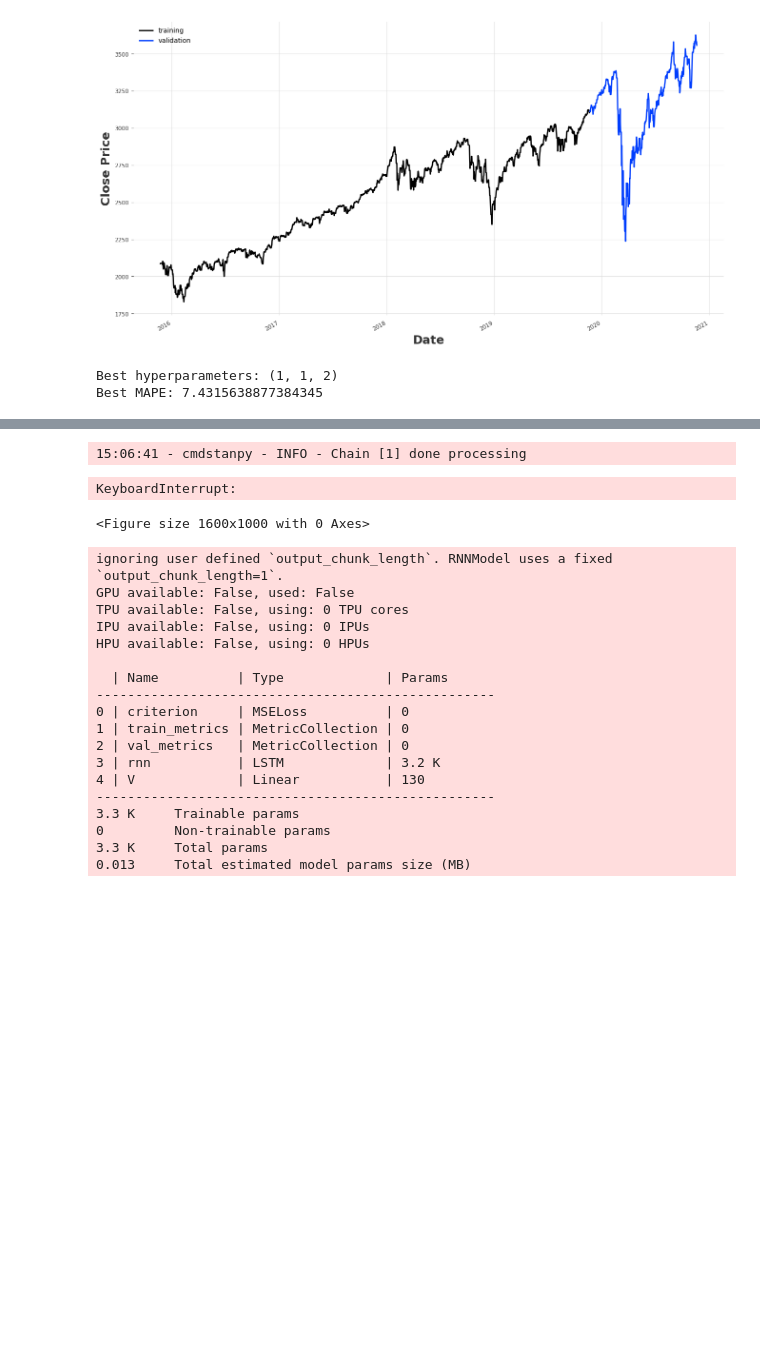
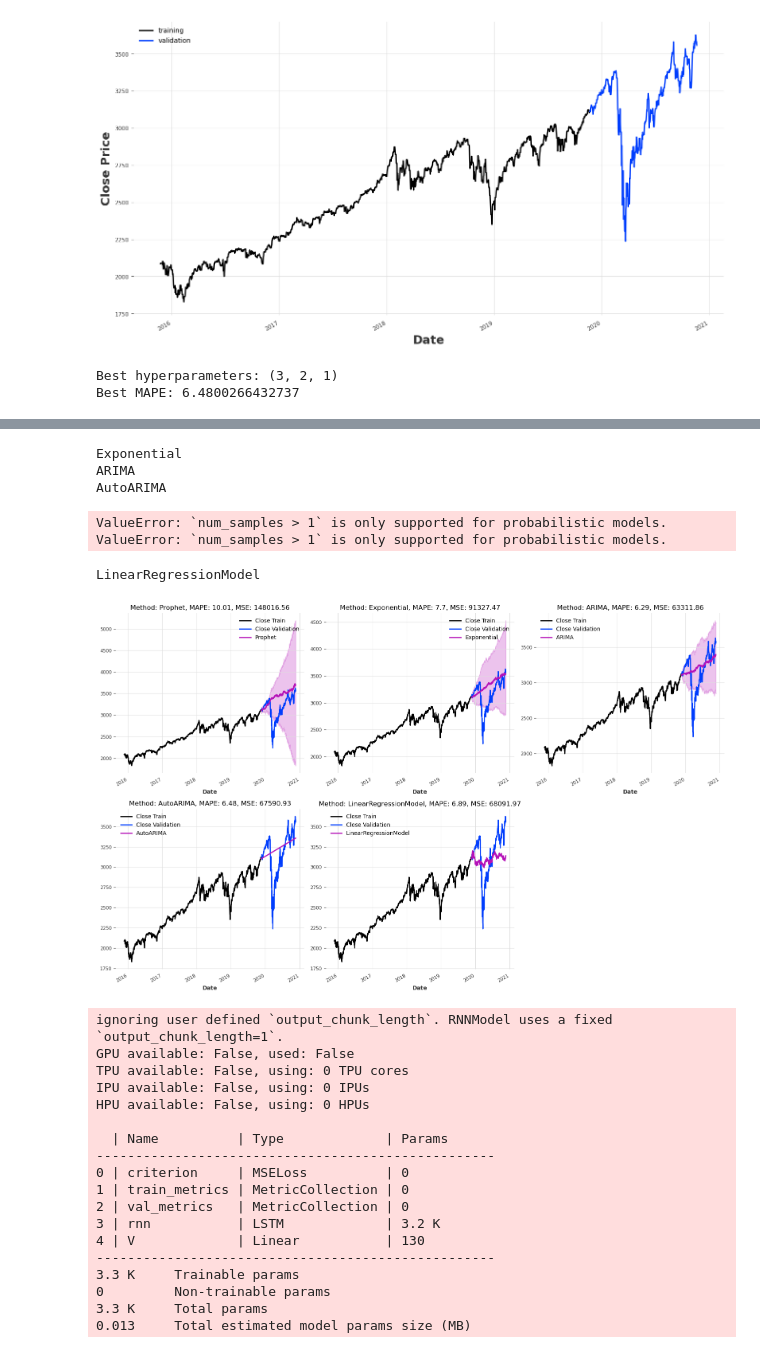
Before and after one commit to tangmagnus/DecisionSupportSystems, a Jupyter notebook: Forecasting/forecast.ipynb, the cells around one changed output, grey strips where cells are left out. Cells and saved outputs as stored; diff of their text form; code cells hidden in the pictures; blank space fills up the shorter version.

```diff
--- a/Forecasting/forecast.ipynb
+++ b/Forecasting/forecast.ipynb
@@ -100,9 +98,10 @@ plt.show()
 # %%
 #making a grid search for the best hyperparameters of the ARIMA model
 # Define the range of hyperparameters to search over
-ps = range(0, 3)
-ds = range(0, 2)
-qs = range(0, 3)
+ps = range(0, 5)
+ds = range(0, 3)
+qs = range(0, 5)
+
 
 # Create a list of all possible combinations of hyperparameters
 params = list(itertools.product(ps, ds, qs))
@@ -134,18 +133,18 @@ for p, d, q in params:
 print(f'Best hyperparameters: {best_params}')
 print(f'Best MAPE: {best_mape}')
 # %% [output]
-Best hyperparameters: (1, 1, 2)
-Best MAPE: 7.4315638877384345
+Best hyperparameters: (3, 2, 1)
+Best MAPE: 6.4800266432737
 # %%
 #instantiate models
 model1 = Prophet()
 model2 = ExponentialSmoothing()
 #use params from gridsearch
-model3 = ARIMA(1, 1, 2)
+model3 = ARIMA(3, 2, 1)
 model4 = AutoARIMA()
 model5 = LinearRegressionModel(lags=365)
 
-
+#Enumerate models
 models = {
     "Prophet": model1,
     "Exponential": model2,
@@ -157,22 +156,21 @@ models = {
 #Run the models and plot the results
 #Array of arrays to store the predictions
 
-predictions_array = np.array([[365]])
 fig = plt.figure(figsize=(16, 10))
 for i, (name, model) in enumerate(models.items()):
     print(name)
     model.fit(closeTrain)
+    # get predictions of the models and set num_samples to 100 to get a confidence interval for probablistic models
     try:
         predictions = model.predict(n=len(closeVal), num_samples=100)
     except:
         predictions = model.predict(n=len(closeVal))
 
+    # get the MAPE and MSE scores
     mape_score = round(mape(closeVal, predictions), 2)
     mse_score = round(mse(closeVal, predictions), 2)
 
-    #store the predictions in an array for plotting
-    predictions_array = np.append(predictions_array, predictions)
-
+    # plot the predictions
     fig.add_subplot(2, 3, i+1)
     closeTrain.plot(label="Close Train"); closeVal.plot(label="Close Validation"); predictions.plot(label=name)
     plt.title(f'Method: {name}, MAPE: {mape_score}, MSE: {mse_score}'); plt.legend()
@@ -184,6 +183,10 @@ Prophet
-15:06:41 - cmdstanpy - INFO - Chain [1] done processing
+Exponential
+ARIMA
+AutoARIMA
-KeyboardInterrupt:
+ValueError: `num_samples > 1` is only supported for probabilistic models.
+ValueError: `num_samples > 1` is only supported for probabilistic models.
-<Figure size 1600x1000 with 0 Axes>
+LinearRegressionModel
+[figure, added]
 # %%
 # Using LSTM machine learning algorithm to forecast
 
```
Also changed, not shown: parts of 5 cells of this notebook, 8 other files.
